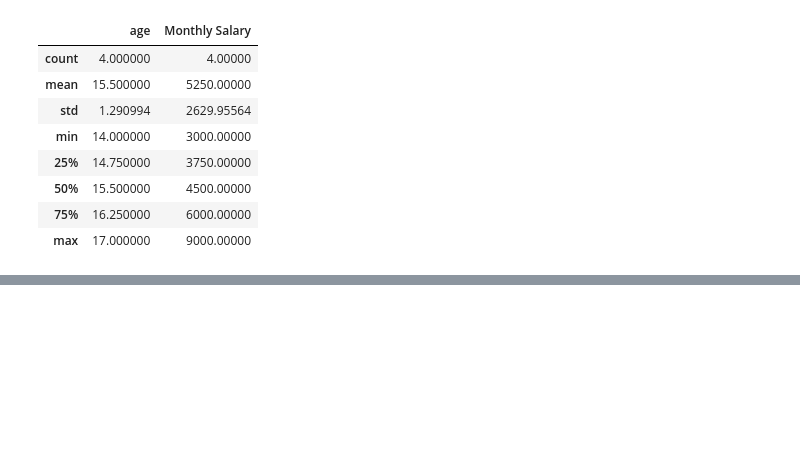
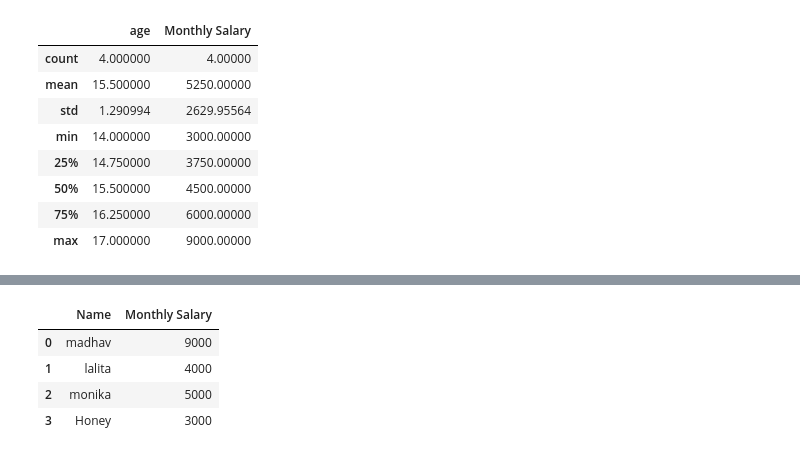
Before and after one commit to Monika0501/Python_practice, a Jupyter notebook: Untitled2.ipynb, the cells around one changed output, grey strips where cells are left out. Saved outputs shown, nothing was run; the diff lists cells and outputs as text; code cells hidden in the pictures; blank space fills up the shorter version.

```diff
--- a/Untitled2.ipynb
+++ b/Untitled2.ipynb
@@ -112,0 +140,8 @@ df.to_csv("test_data.csv")
+# %%
+df[["Name","Monthly Salary"]]
+# %% [output]
+|  | Name | Monthly Salary |
+| 0 | madhav | 9000 |
+| 1 | lalita | 4000 |
+| 2 | monika | 5000 |
+| 3 | Honey | 3000 |
```
Also changed, not shown: parts of 10 cells of this notebook.
